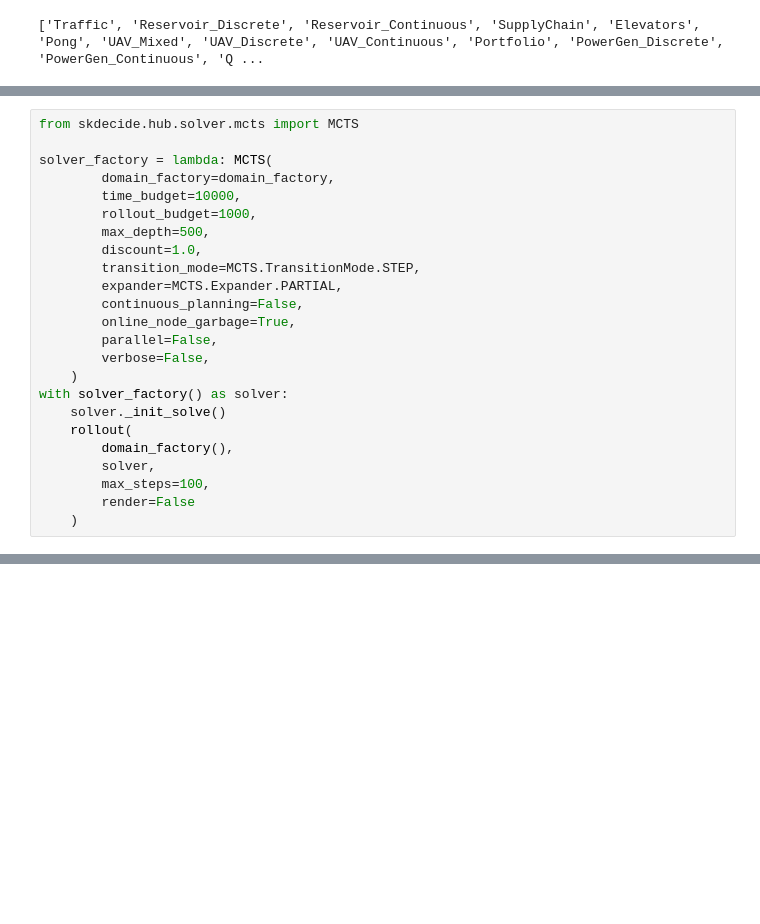
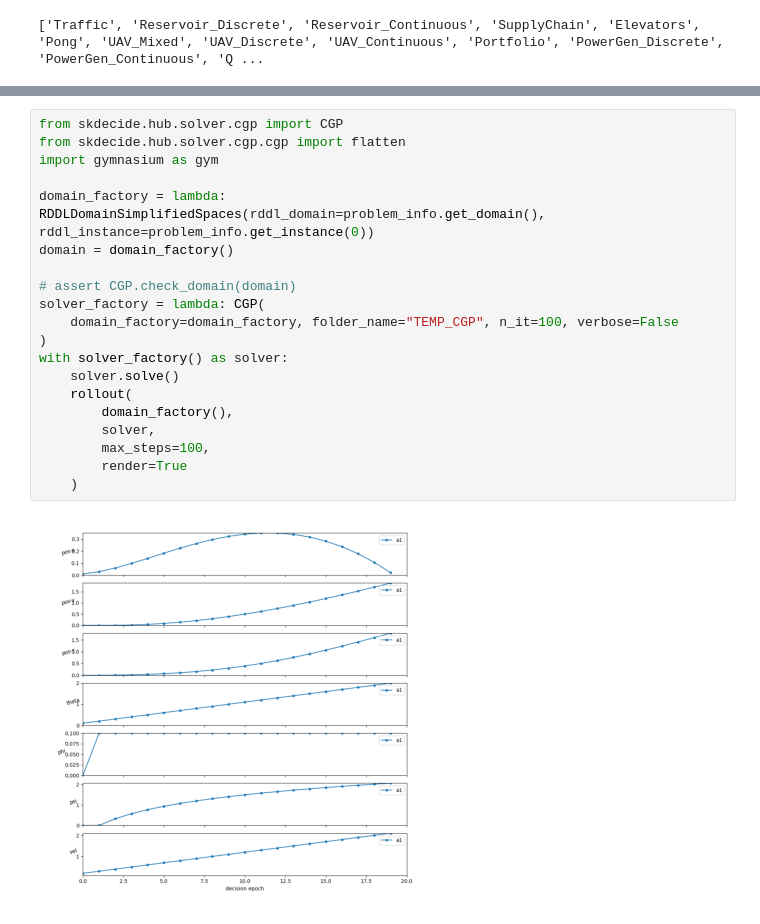
Before and after one commit to fteicht/icaps24-skdecide-tutorial, a Jupyter notebook: notebooks/icaps24_skdecide_tutorial_rddl_domain.ipynb, the cells around one changed output, grey strips where cells are left out. Drawn from its saved outputs; the diff is of its cells as text; blank space fills up the shorter version.

```diff
--- a/notebooks/icaps24_skdecide_tutorial_rddl_domain.ipynb
+++ b/notebooks/icaps24_skdecide_tutorial_rddl_domain.ipynb
@@ -266,24 +210,0 @@ Terminal observation reached in 20 steps!
-# %%
-from skdecide.hub.solver.mcts import MCTS
-
-solver_factory = lambda: MCTS(
-        domain_factory=domain_factory,
-        time_budget=10000,
-        rollout_budget=1000,
-        max_depth=500,
-        discount=1.0,
-        transition_mode=MCTS.TransitionMode.STEP,
-        expander=MCTS.Expander.PARTIAL,
-        continuous_planning=False,
-        online_node_garbage=True,
-        parallel=False,
-        verbose=False,
-    )
-with solver_factory() as solver:
-    solver._init_solve()
-    rollout(
-        domain_factory(),
-        solver,
-        max_steps=100,
-        render=False
-    )
@@ -308,0 +280,22 @@ RDDLEpisodeAlreadyEndedError: The step() function has been called even though th
+# %%
+from skdecide.hub.solver.cgp import CGP
+from skdecide.hub.solver.cgp.cgp import flatten
+import gymnasium as gym
+
+domain_factory = lambda: RDDLDomainSimplifiedSpaces(rddl_domain=problem_info.get_domain(), rddl_instance=problem_info.get_instance(0))
+domain = domain_factory()
+
+# assert CGP.check_domain(domain)
+solver_factory = lambda: CGP(
+    domain_factory=domain_factory, folder_name="TEMP_CGP", n_it=100, verbose=False
+)
+with solver_factory() as solver:
+    solver.solve()
+    rollout(
+        domain_factory(),
+        solver,
+        max_steps=100,
+        render=True
+    )
+# %% [output]
+[figure, added]
```
Also changed, not shown: parts of 7 cells of this notebook.
